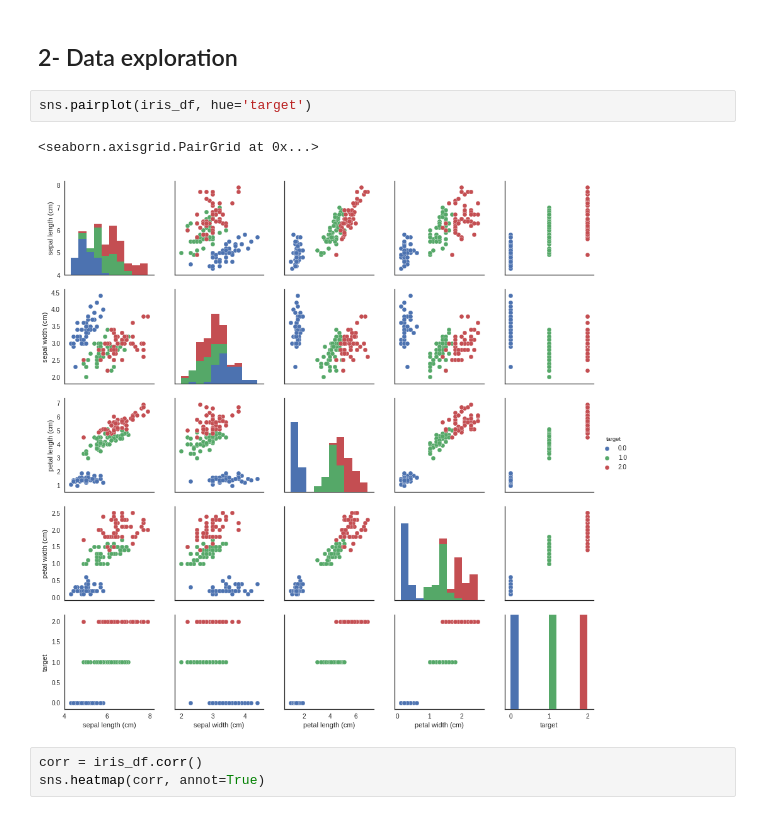
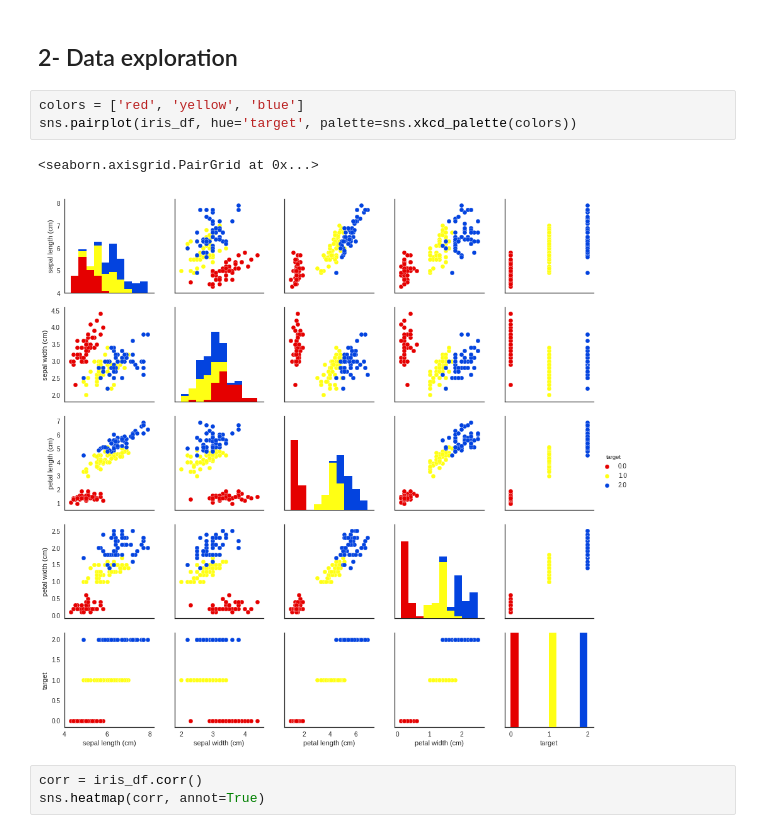
Before and after one commit to ValentinRicher/understanding-decision-trees, a Jupyter notebook: understanding_decision_trees.ipynb, the cells around one changed output. Cells and saved outputs as stored; diff of their text form.

```diff
--- a/understanding_decision_trees.ipynb
+++ b/understanding_decision_trees.ipynb
@@ -38,11 +40,12 @@ iris_df.head(10)
 | 9 | 4.9 | 3.1 | 1.5 | 0.1 | 0.0 |
 # %% [markdown]
 ## 2- Data exploration
-# %%
-sns.pairplot(iris_df, hue='target')
-# %% [output]
-<seaborn.axisgrid.PairGrid at 0x...>
-[figure, removed]
+# %%
+colors = ['red', 'yellow', 'blue']
+sns.pairplot(iris_df, hue='target', palette=sns.xkcd_palette(colors))
+# %% [output]
+<seaborn.axisgrid.PairGrid at 0x...>
+[figure, added]
 # %%
 corr = iris_df.corr()
 sns.heatmap(corr, annot=True)
```
Also changed, not shown: parts of 5 cells of this notebook.
